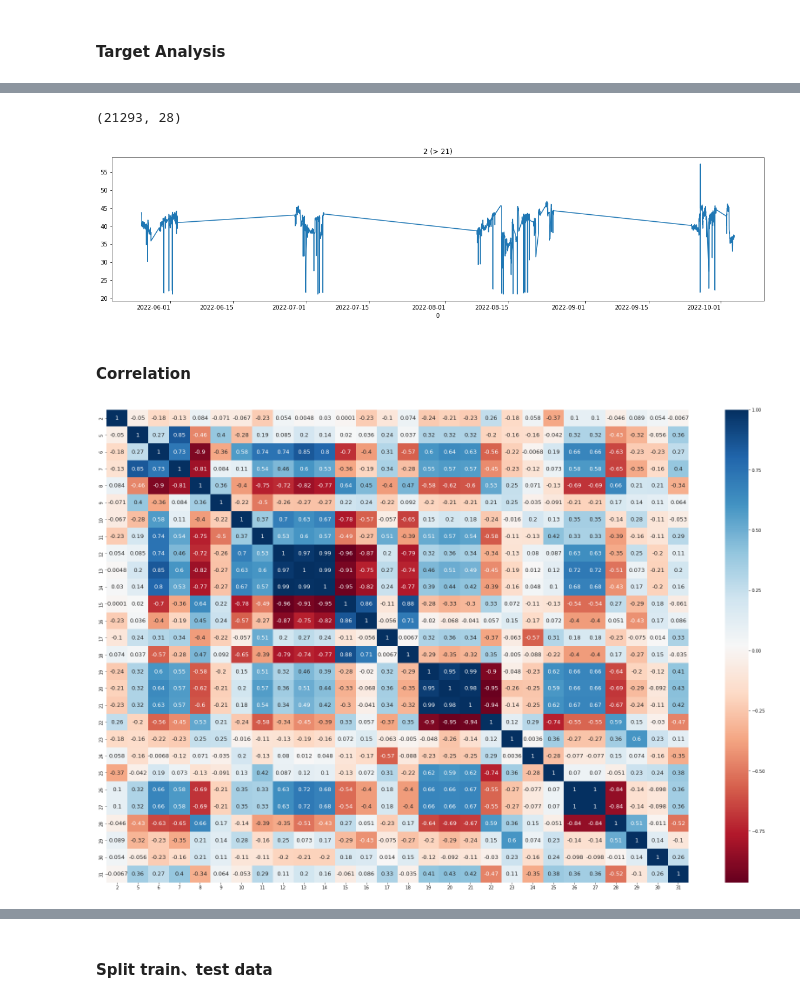
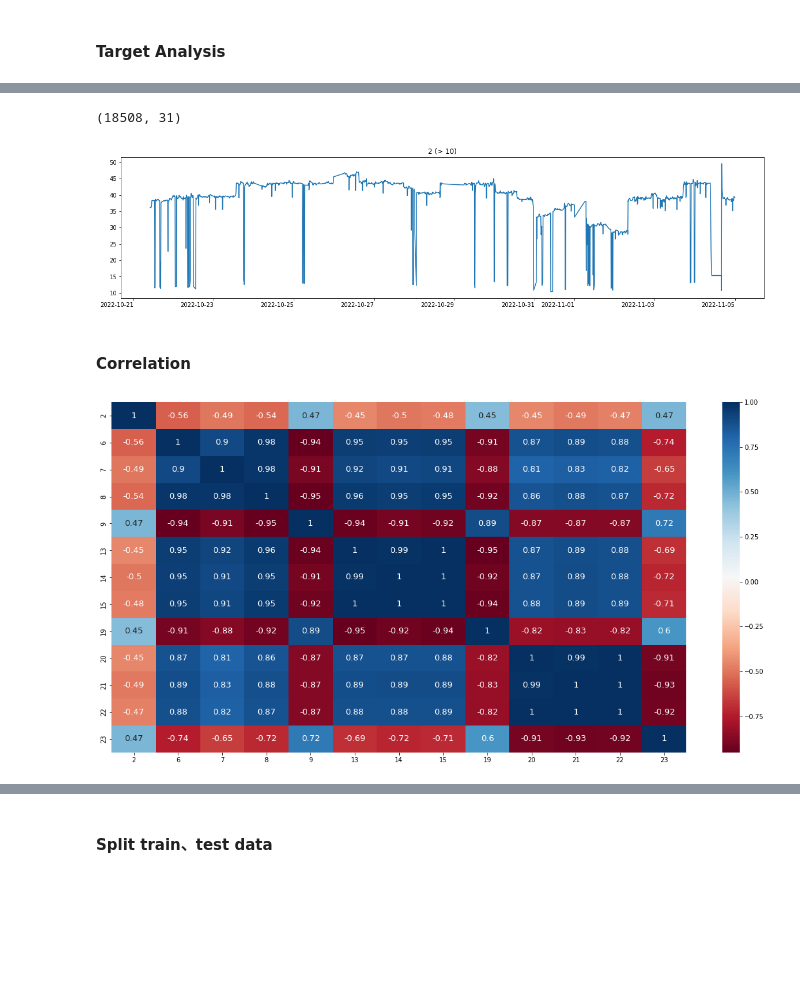
Before and after one commit to JulieKuo/machine_parameter_optimization, a Jupyter notebook: pred_public.ipynb, the cells around one changed output, grey strips where cells are left out. Saved outputs shown, nothing was run; the diff lists cells and outputs as text; code cells hidden in the pictures; blank space fills up the shorter version.

```diff
--- a/pred_public.ipynb
+++ b/pred_public.ipynb
@@ -153,7 +123,10 @@ Name: distance, dtype: float64
+# %%
+#補上缺失的時間段
+time_ = pd.date_range(df.index[0], df.index[-1], freq = "min").to_frame(name = "time")
+df = pd.merge(df, time_, left_index = True, right_index = True, how = "right")
 # %%
-# 距離小於中位數的sample刪除
-median = df["distance"].median()
-df = df.query("distance >= @median")
-df = df.drop("distance", axis = 1)
+#每十分鐘取平均
+df = df.rolling(10).mean()
+df = df.dropna()
 df.shape
 # %% [output]
@@ -160,0 +134,4 @@ df.shape
+# %%
+keep_idx = df["34"].apply(lambda X: X in [0, 2])
+df = df[keep_idx]
+df.shape
@@ -223,16 +205,16 @@ plt.show()
 # %%
 #Target異常狀態處理
-df = df[(df[target] > 21)]
+df = df[(df[target] > 10)]
 df.shape
 # %% [output]
-(21293, 28)
+(18508, 31)
 # %%
 plt.figure(figsize=(20, 5))
 df[target].plot()
-plt.title(f'{target} (> 21)')
+plt.title(f'{target} (> 10)')
 plt.xticks(rotation=0)
 plt.show()
 # %% [output]
-[figure, old version]
+[figure, new version]
 # %% [markdown]
 #### Correlation
@@ -239,9 +225,9 @@ plt.show()
 # %%
-plt.figure(figsize=(30, 20))
-sns.heatmap(data = df.corr(), annot=True, cmap = 'RdBu', annot_kws = {"fontsize": 13})
+plt.figure(figsize=(20, 10))
+sns.heatmap(data = df1, annot=True, cmap = 'RdBu', annot_kws = {"fontsize": 13})
 plt.show()
 # %% [output]
-[figure, old version]
+[figure, new version]
 # %%
 # "Relationship between features and target"
 k = 0
```
Also changed, not shown: parts of 49 cells of this notebook, 11 other files.
